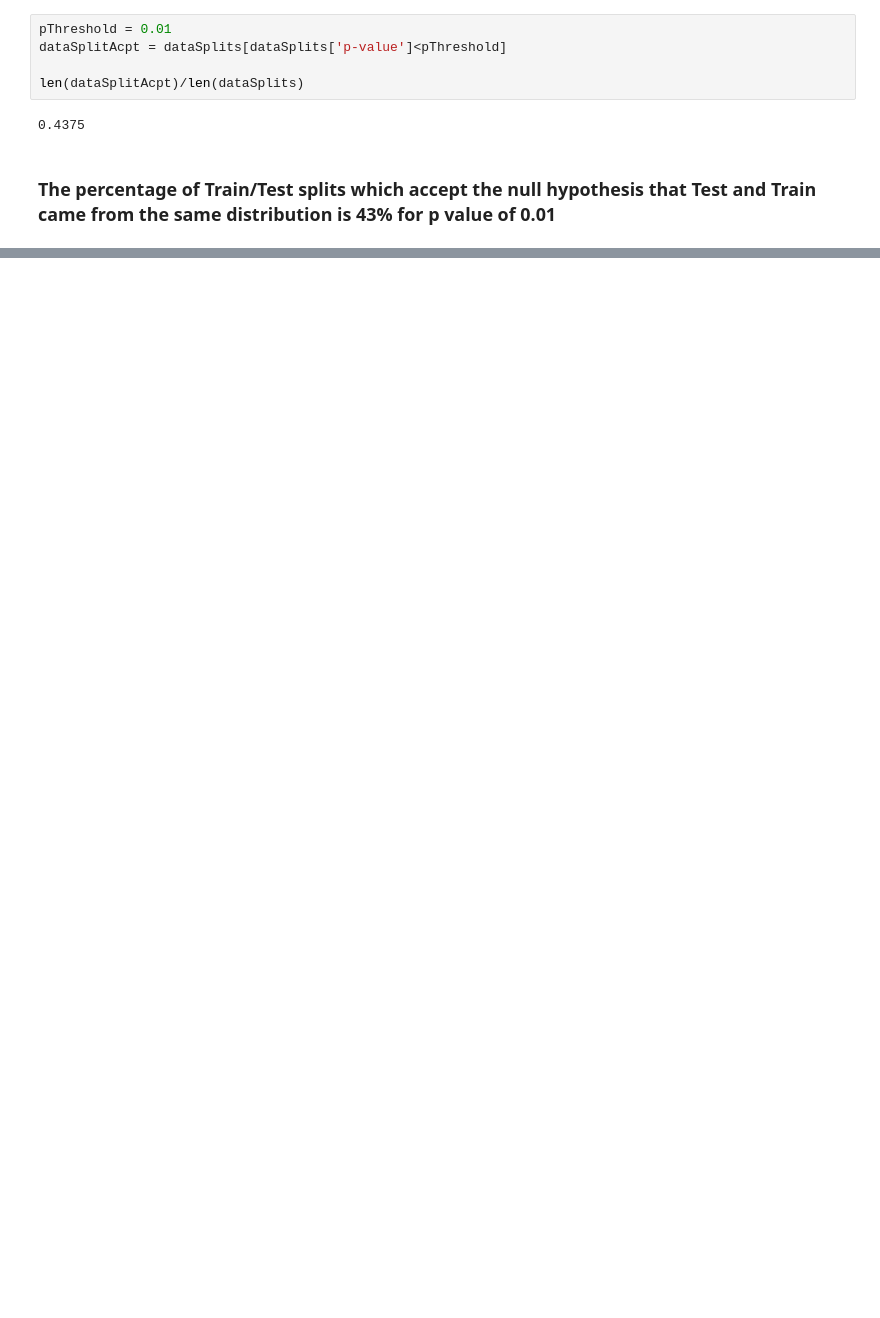
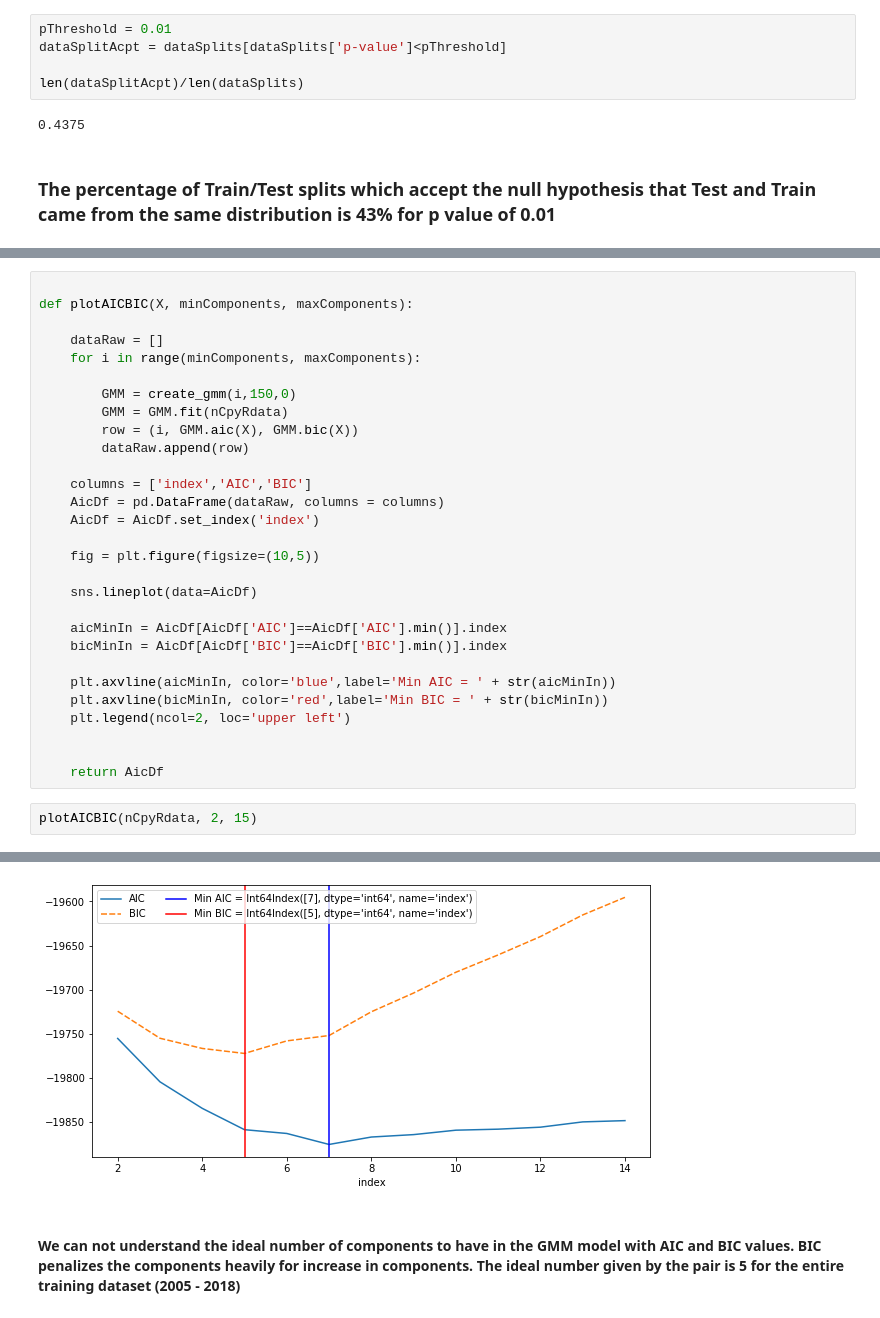
Before and after one commit to shardul0913/Fin-StatisticalArbitrage, a Jupyter notebook: Stationary Arbitrage.ipynb, the cells around one changed output, grey strips where cells are left out. Drawn from its saved outputs; the diff is of its cells as text; blank space fills up the shorter version.

```diff
--- a/Stationary Arbitrage.ipynb
+++ b/Stationary Arbitrage.ipynb
@@ -268,0 +319,32 @@ for i,row in dataSplitAcpt.iterrows():
+# %%
+
+def plotAICBIC(X, minComponents, maxComponents):
+
+    dataRaw = []
+    for i in range(minComponents, maxComponents):
+
+        GMM = create_gmm(i,150,0)
+        GMM = GMM.fit(nCpyRdata)
+        row = (i, GMM.aic(X), GMM.bic(X))
+        dataRaw.append(row)
+
+    columns = ['index','AIC','BIC']
+    AicDf = pd.DataFrame(dataRaw, columns = columns)
+    AicDf = AicDf.set_index('index')
+
+    fig = plt.figure(figsize=(10,5))
+
+    sns.lineplot(data=AicDf)
+
+    aicMinIn = AicDf[AicDf['AIC']==AicDf['AIC'].min()].index
+    bicMinIn = AicDf[AicDf['BIC']==AicDf['BIC'].min()].index
+
+    plt.axvline(aicMinIn, color='blue',label='Min AIC = ' + str(aicMinIn))
+    plt.axvline(bicMinIn, color='red',label='Min BIC = ' + str(bicMinIn))
+    plt.legend(ncol=2, loc='upper left')
+
+
+    return AicDf
+# %%
+plotAICBIC(nCpyRdata, 2, 15)
+# %% [output]
@@ -268,0 +366,3 @@ for i,row in dataSplitAcpt.iterrows():
+[figure, added]
+# %% [markdown]
+#### We can not understand the ideal number of components to have in the GMM model with AIC and BIC values. BIC penalizes the components heavily for increase in components. The ideal number given by the pair is 5 for the entire training dataset (2005 - 2018)
```
Also changed, not shown: parts of 18 cells of this notebook.
